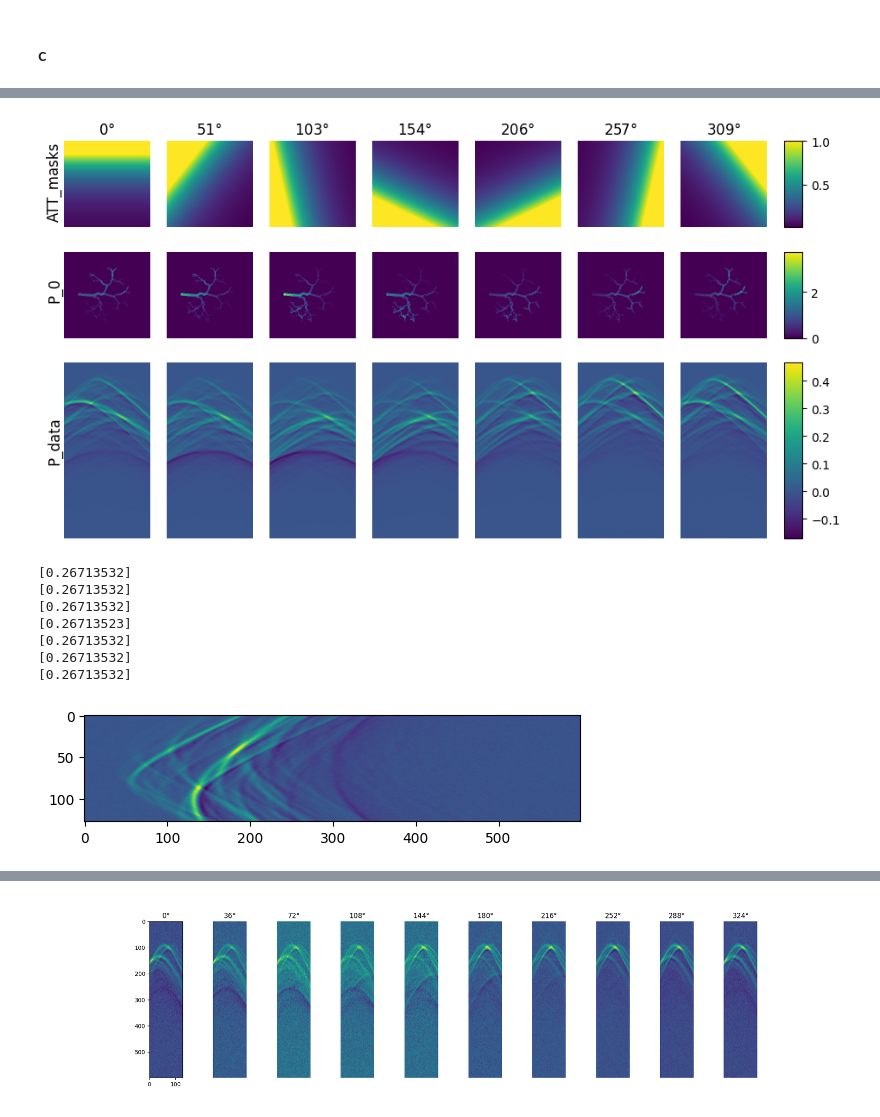
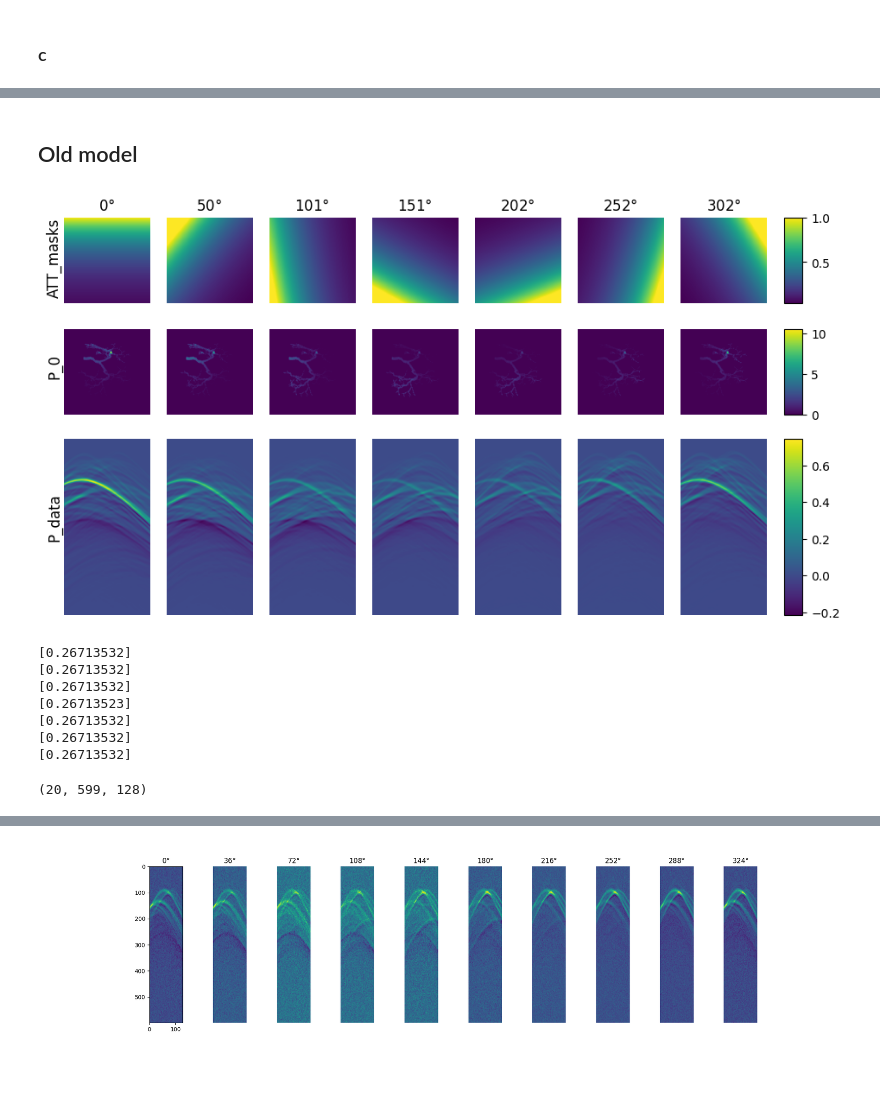
Before and after one commit to grindstm/pat, a Jupyter notebook: vis_setup.ipynb, the cells around one changed output, grey strips where cells are left out. Cells and saved outputs as stored; diff of their text form; code cells hidden in the pictures; blank space fills up the shorter version.

```diff
--- a/vis_setup.ipynb
+++ b/vis_setup.ipynb
@@ -53,0 +79,19 @@ P_data_noisy = data['P_data_noisy']
+# %%
+fig, ax = plt.subplots()
+
+p_data=p_data.on_grid
+min_max_p = (np.min(p0.on_grid)-1, np.max(p0.on_grid))
+ims = []
+delay = 50
+for i in range(-delay, int(p_data.shape[0]*0.6)):
+    if i<0:
+        im = ax.imshow(p_data[0], vmin=min_max_p[0], vmax=min_max_p[1], interpolation="none")
+    im = ax.imshow(p_data[i], vmin=min_max_p[0], vmax=min_max_p[1], interpolation="none")
+    ax.axis('off')
+    ims.append([im])
+
+ani = animation.ArtistAnimation(fig, ims, blit=True)
+# ani.save(save_path+'sim_animation.gif')#, dpi=200)
+ani.save(save_path+'sim_animation.mp4', writer='ffmpeg', fps=60)
+
+plt.show()
@@ -130,11 +297,30 @@ plt.savefig(save_path + "c.pdf", format="pdf", bbox_inches="tight")
+# %% [markdown]
+## Old model
 # %%
 import matplotlib.pyplot as plt
 import matplotlib.gridspec as gridspec
 
+file_index=0
+dataset=PADataset(path="data_setup/")
+
+num=7
+num_angles = dataset.num_angles
+illum_indices = np.linspace(0, num_angles, num, endpoint=False).astype(int)  if num < np.inf else np.array(range(num_angles))
+data = dataset[(file_index, illum_indices)]
+
+mu = data['mu']
+c = data['c']
+ATT_masks = data['ATT_masks']
+P_0 = data['P_0']
+P_data = data['P_data']
+angles = data['angles']
+P_data_noisy = data['P_data_noisy']
+sensors = data['sensors']
+
 dpi = 500
-save_path = '../../Report/figures/'
-num = 7
-# num = u.NUM_LIGHTING_ANGLES
+save_path = u.pres_path+'/'
+# save_path = '../../Report/figures/'
+
 fig = plt.figure(figsize=(num * 1.5, 6))
 gs = gridspec.GridSpec(3, num, height_ratios=[1, 1, 2])
 
@@ -155,35 +341,36 @@ for i in range(num):
     im_d = ax[2][i].imshow(P_data[i], aspect="auto", vmin=min_max_d[0], vmax=min_max_d[1])
     if i > 0:
         ax[2][i].axis("off")
 
 for row in range(3):
     # Get the positions of the first and last subplot in each row
     bottom = ax[row][0].get_position().y0
     top = ax[row][0].get_position().y1
     center_y = (top + bottom) / 2
     height = top - bottom
 
     # Create an axes for the colorbar
     cbar_ax = fig.add_axes([0.92, center_y - height / 2, 0.02, height])
     plt.colorbar(ax[row][0].images[0], cax=cbar_ax)
 
 
 fig.text(0.115, 0.8, 'ATT_masks', va='center', ha='center', rotation='vertical', fontsize=12)
 fig.text(0.115, 0.59, 'P_0', va='center', ha='center', rotation='vertical', fontsize=12)
 fig.text(0.115, 0.3, 'P_data', va='center', ha='center', rotation='vertical', fontsize=12)
 
 # ax[0][0].set_ylabel("ATT_masks", fontsize=12)
 # ax[1][0].set_ylabel("P_0", fontsize=12)
 # ax[2][0].set_ylabel("P_data", fontsize=12)
 
 # fig.text(0.115, 0.7, 'ATT_masks', va='center', ha='center', rotation='vertical', fontsize=12)
 # fig.text(0.115, 0.8, 'mu_r', va='center', ha='center', rotation='vertical', fontsize=12)
 # fig.text(0.11, 0.3, 'P_data', va='center', ha='center', fontsize=8)
 
-plt.savefig(save_path + "att_masks_p0_pdata.pdf", format="pdf", bbox_inches="tight", dpi=dpi)
+plt.savefig(save_path + "att_masks_p0_pdata_old.png", bbox_inches="tight", dpi=dpi)
+# plt.savefig(save_path + "att_masks_p0_pdata.pdf", format="pdf", bbox_inches="tight", dpi=dpi)
 plt.show()
 # %% [output]
-[figure, old version]
+[figure, new version]
 # %%
 for i in range(7):
     print(ATT_masks[i][64, 64])
@@ -195,10 +382,7 @@ for i in range(7):
 [0.26713532]
 [0.26713532]
 [0.26713532]
-# %%
-plt.figure()
-plt.imshow(np.rot90(P_data_noisy[0]), aspect="equal")
-# plt.colorbar()
-plt.savefig(save_path+"P_data_noisy.pdf", format="pdf", bbox_inches="tight")
-# %% [output]
-[figure, removed]
+# %%
+P_data_noisy.shape
+# %% [output]
+(20, 599, 128)
```
Also changed, not shown: parts of 12 cells of this notebook, 8 other files.
